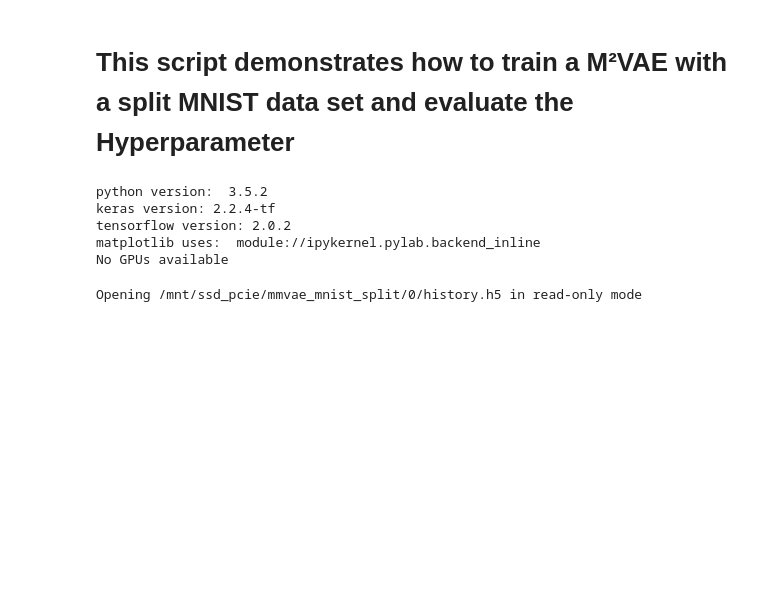
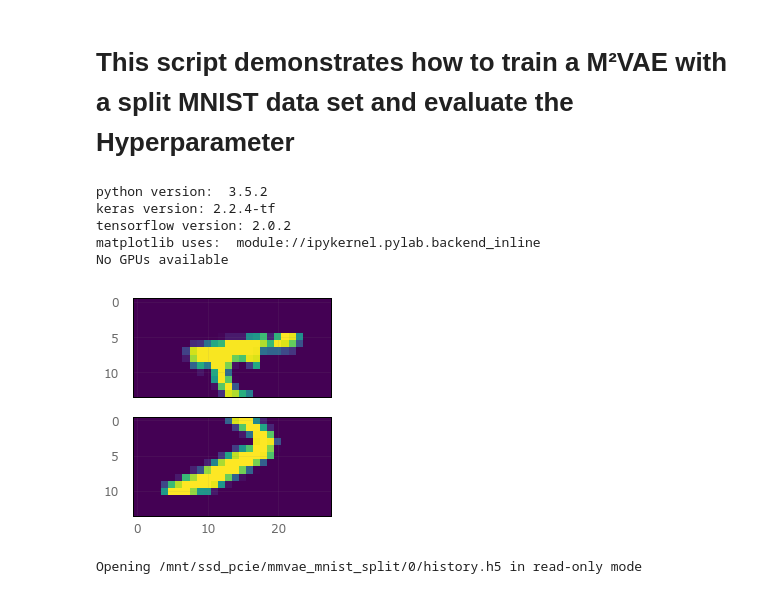
Before and after one commit to tik0/vae_tools, a Jupyter notebook: examples/mmvae_mnist_split/mmvae_mnist_split_eval.ipynb, the cells around one changed output. Drawn from its saved outputs; the diff is of its cells as text; code cells hidden in the pictures; blank space fills up the shorter version.

Commit message:
Add loader for split MNIST and evaluation of bayes classifier
Signed-off-by: Timo Korthals <tkorthals@cit-ec.uni-bielefeld.de>

```diff
--- a/examples/mmvae_mnist_split/mmvae_mnist_split_eval.ipynb
+++ b/examples/mmvae_mnist_split/mmvae_mnist_split_eval.ipynb
@@ -66,3 +34,18 @@ x_test_b = x_test[:,split_dim:]
+# %%
+
+# Get the split MNIST digits
+(x_train_a, x_train_b), (x_test_a, x_test_b), y_train, y_test = vae_tools.loader.mnist_split(flatten = True, split = 'hor')
+
+# Show a split image
+
+img_rows, img_cols = 28, 28
+
+f, ax = plt.subplots(2,1,sharex=True)
+ax[0].imshow(x_train_a[0,:].reshape(((int(img_rows/2), img_cols))))
+ax[1].imshow(x_train_b[0,:].reshape(((int(img_rows/2), img_cols))))
+plt.show()
+# %% [output]
+[figure, added]
 # %%
 dump_loc = '/mnt/ssd_pcie/mmvae_mnist_split/0/'
 
```
Also changed, not shown: parts of 8 cells of this notebook, 3 other files.
